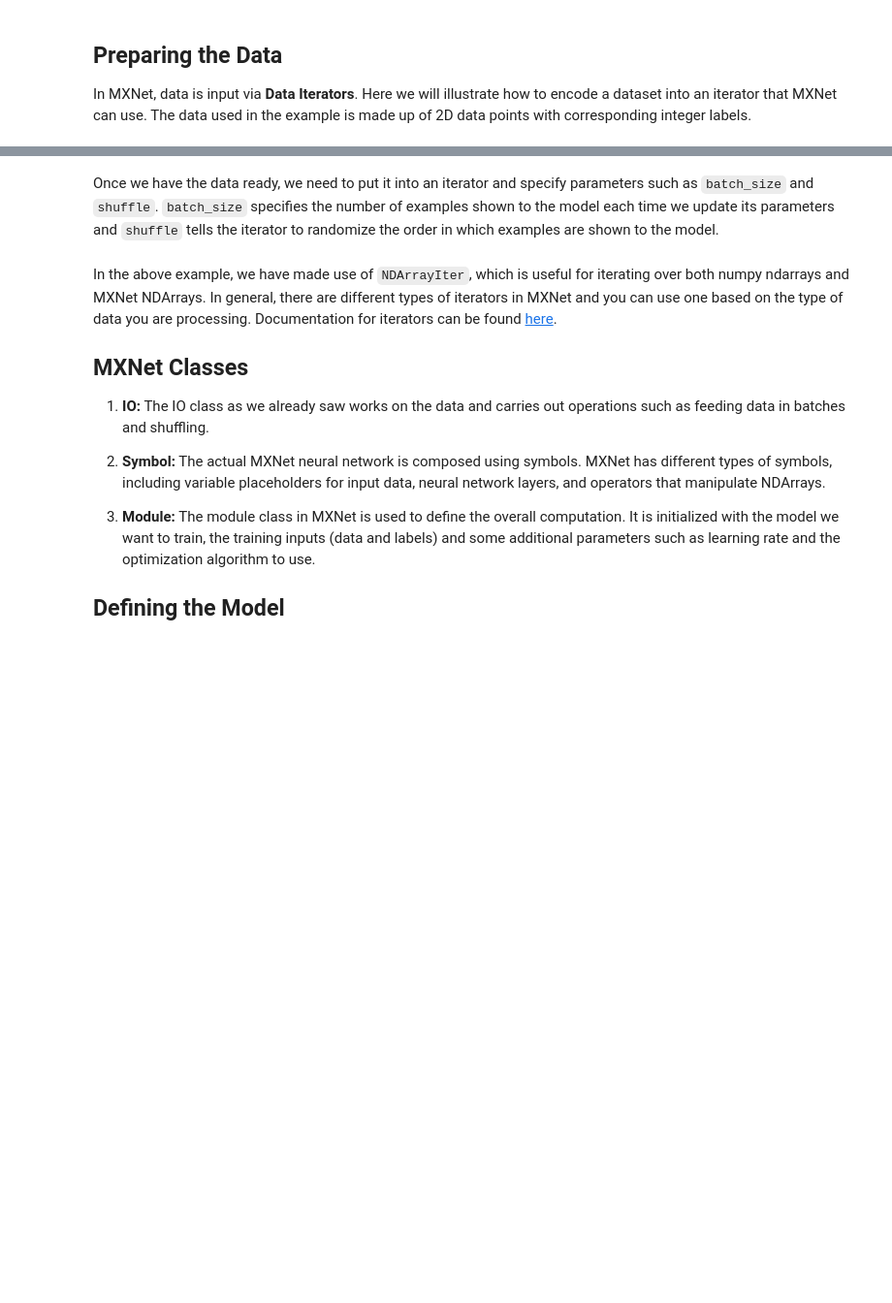
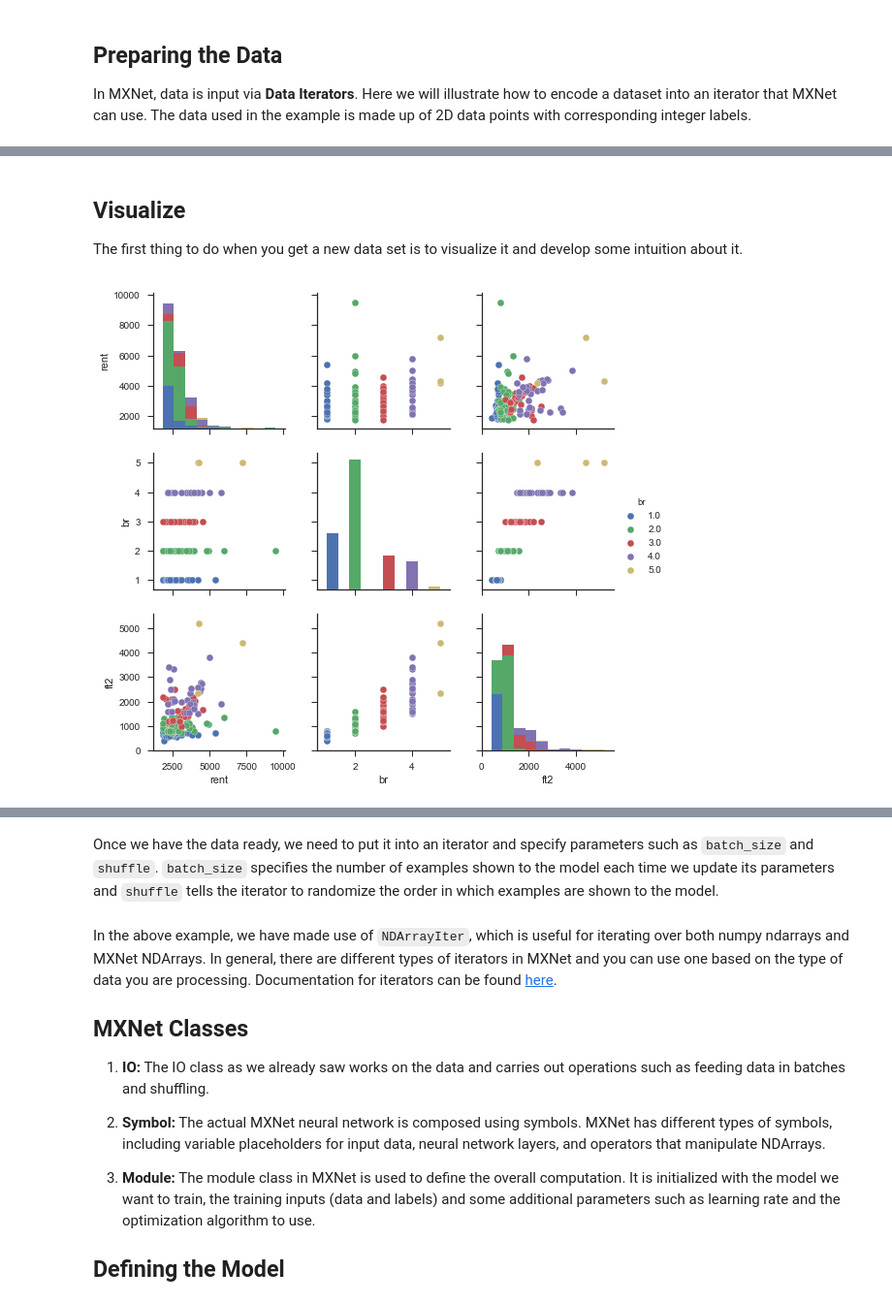
Before and after one commit to asimjalis/aws-demos, a Jupyter notebook: deep-learning/san-ramon-mxnet.ipynb, the cells around one changed output, grey strips where cells are left out. Shown: that part at 97% size. Cells and saved outputs as stored; diff of their text form; code cells hidden in the pictures; blank space fills up the shorter version.

```diff
--- a/deep-learning/san-ramon-mxnet.ipynb
+++ b/deep-learning/san-ramon-mxnet.ipynb
@@ -59,0 +71,11 @@ df.describe()
+# %% [markdown]
+## Visualize
+
+The first thing to do when you get a new data set is to visualize it and develop some intuition about it.
+# %%
+# Create a scatter matrix to figure out relationships between features and label.
+sns.set(style="ticks")
+sns.pairplot(df,hue='br')
+plt.show()
+# %% [output]
+[figure, added]
```
Also changed, not shown: parts of 7 cells of this notebook, 3 other files.
